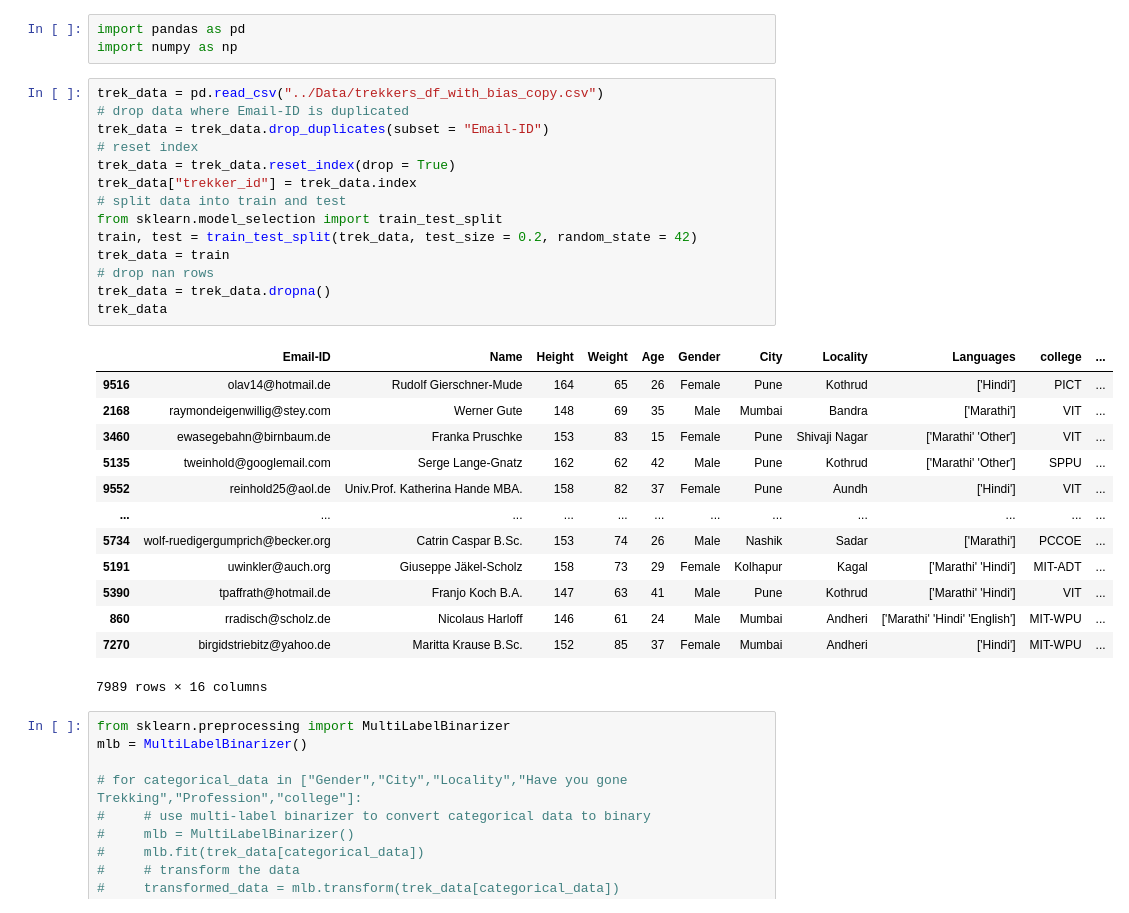
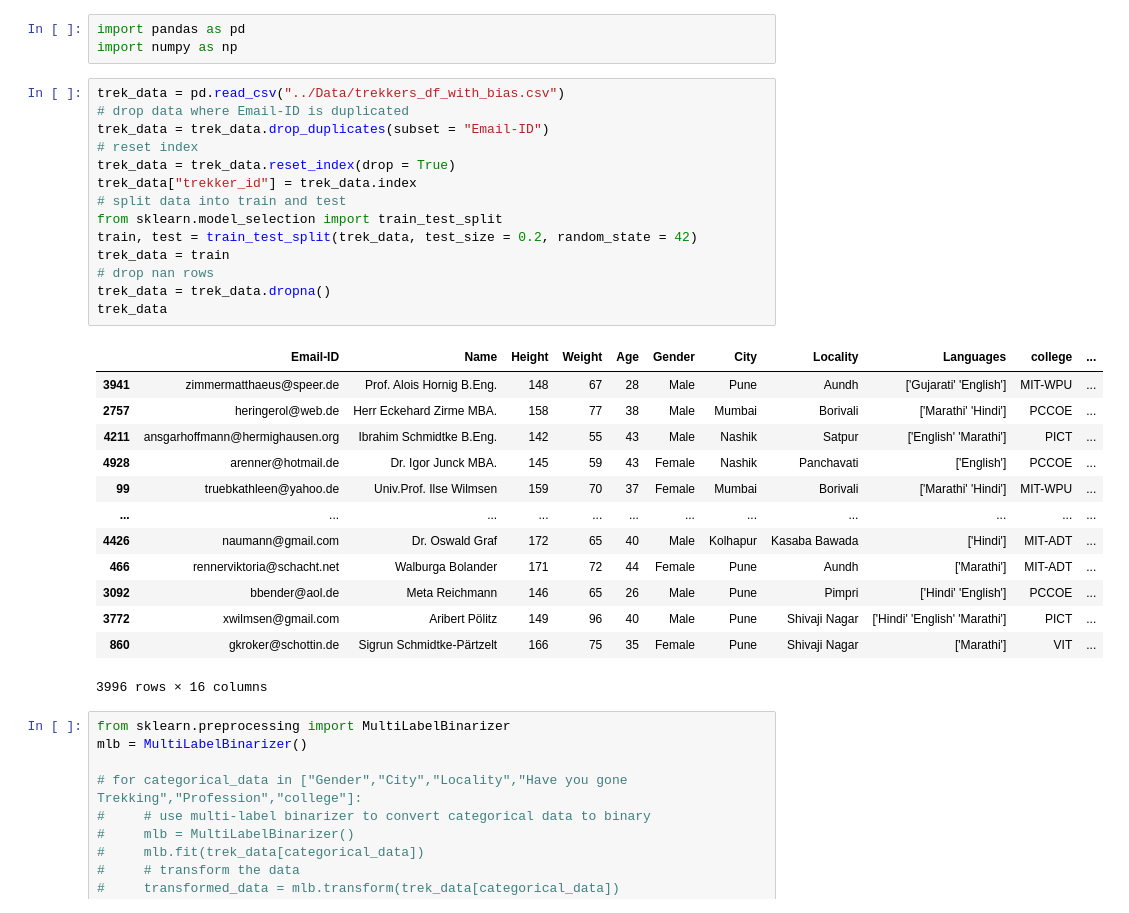
Before and after one commit to yashlad27/Group-Recommendation-For-Trek-Using-Social-Networks, a Jupyter notebook: Code/saafnotebook.ipynb, the cells around one changed output. Cells and saved outputs as stored; diff of their text form.

```diff
--- a/Code/saafnotebook.ipynb
+++ b/Code/saafnotebook.ipynb
@@ -2,33 +2,33 @@
 import pandas as pd
 import numpy as np
 # %%
-trek_data = pd.read_csv("../Data/trekkers_df_with_bias_copy.csv")
+trek_data = pd.read_csv("../Data/trekkers_df_with_bias.csv")
 # drop data where Email-ID is duplicated
 trek_data = trek_data.drop_duplicates(subset = "Email-ID")
 # reset index
 trek_data = trek_data.reset_index(drop = True)
 trek_data["trekker_id"] = trek_data.index
 # split data into train and test
 from sklearn.model_selection import train_test_split
 train, test = train_test_split(trek_data, test_size = 0.2, random_state = 42)
 trek_data = train
 # drop nan rows
 trek_data = trek_data.dropna()
 trek_data
 # %% [output]
 |  | Email-ID | Name | Height | Weight | Age | Gender | City | Locality | Languages | college | ... |
-| 9516 | olav14@hotmail.de | Rudolf Gierschner-Mude | 164 | 65 | 26 | Female | Pune | Kothrud | ['Hindi'] | PICT | ... |
-| 2168 | raymondeigenwillig@stey.com | Werner Gute | 148 | 69 | 35 | Male | Mumbai | Bandra | ['Marathi'] | VIT | ... |
-| 3460 | ewasegebahn@birnbaum.de | Franka Pruschke | 153 | 83 | 15 | Female | Pune | Shivaji Nagar | ['Marathi' 'Other'] | VIT | ... |
-| 5135 | tweinhold@googlemail.com | Serge Lange-Gnatz | 162 | 62 | 42 | Male | Pune | Kothrud | ['Marathi' 'Other'] | SPPU | ... |
-| 9552 | reinhold25@aol.de | Univ.Prof. Katherina Hande MBA. | 158 | 82 | 37 | Female | Pune | Aundh | ['Hindi'] | VIT | ... |
+| 3941 | zimmermatthaeus@speer.de | Prof. Alois Hornig B.Eng. | 148 | 67 | 28 | Male | Pune | Aundh | ['Gujarati' 'English'] | MIT-WPU | ... |
+| 2757 | heringerol@web.de | Herr Eckehard Zirme MBA. | 158 | 77 | 38 | Male | Mumbai | Borivali | ['Marathi' 'Hindi'] | PCCOE | ... |
+| 4211 | ansgarhoffmann@hermighausen.org | Ibrahim Schmidtke B.Eng. | 142 | 55 | 43 | Male | Nashik | Satpur | ['English' 'Marathi'] | PICT | ... |
+| 4928 | arenner@hotmail.de | Dr. Igor Junck MBA. | 145 | 59 | 43 | Female | Nashik | Panchavati | ['English'] | PCCOE | ... |
+| 99 | truebkathleen@yahoo.de | Univ.Prof. Ilse Wilmsen | 159 | 70 | 37 | Female | Mumbai | Borivali | ['Marathi' 'Hindi'] | MIT-WPU | ... |
 | ... | ... | ... | ... | ... | ... | ... | ... | ... | ... | ... | ... |
-| 5734 | wolf-ruedigergumprich@becker.org | Catrin Caspar B.Sc. | 153 | 74 | 26 | Male | Nashik | Sadar | ['Marathi'] | PCCOE | ... |
-| 5191 | uwinkler@auch.org | Giuseppe Jäkel-Scholz | 158 | 73 | 29 | Female | Kolhapur | Kagal | ['Marathi' 'Hindi'] | MIT-ADT | ... |
-| 5390 | tpaffrath@hotmail.de | Franjo Koch B.A. | 147 | 63 | 41 | Male | Pune | Kothrud | ['Marathi' 'Hindi'] | VIT | ... |
-| 860 | rradisch@scholz.de | Nicolaus Harloff | 146 | 61 | 24 | Male | Mumbai | Andheri | ['Marathi' 'Hindi' 'English'] | MIT-WPU | ... |
-| 7270 | birgidstriebitz@yahoo.de | Maritta Krause B.Sc. | 152 | 85 | 37 | Female | Mumbai | Andheri | ['Hindi'] | MIT-WPU | ... |
+| 4426 | naumann@gmail.com | Dr. Oswald Graf | 172 | 65 | 40 | Male | Kolhapur | Kasaba Bawada | ['Hindi'] | MIT-ADT | ... |
+| 466 | rennerviktoria@schacht.net | Walburga Bolander | 171 | 72 | 44 | Female | Pune | Aundh | ['Marathi'] | MIT-ADT | ... |
+| 3092 | bbender@aol.de | Meta Reichmann | 146 | 65 | 26 | Male | Pune | Pimpri | ['Hindi' 'English'] | PCCOE | ... |
+| 3772 | xwilmsen@gmail.com | Aribert Pölitz | 149 | 96 | 40 | Male | Pune | Shivaji Nagar | ['Hindi' 'English' 'Marathi'] | PICT | ... |
+| 860 | gkroker@schottin.de | Sigrun Schmidtke-Pärtzelt | 166 | 75 | 35 | Female | Pune | Shivaji Nagar | ['Marathi'] | VIT | ... |
-7989 rows × 16 columns
+3996 rows × 16 columns
 # %%
 from sklearn.preprocessing import MultiLabelBinarizer
 mlb = MultiLabelBinarizer()
```
Also changed, not shown: parts of 20 cells of this notebook, 3 other files.
